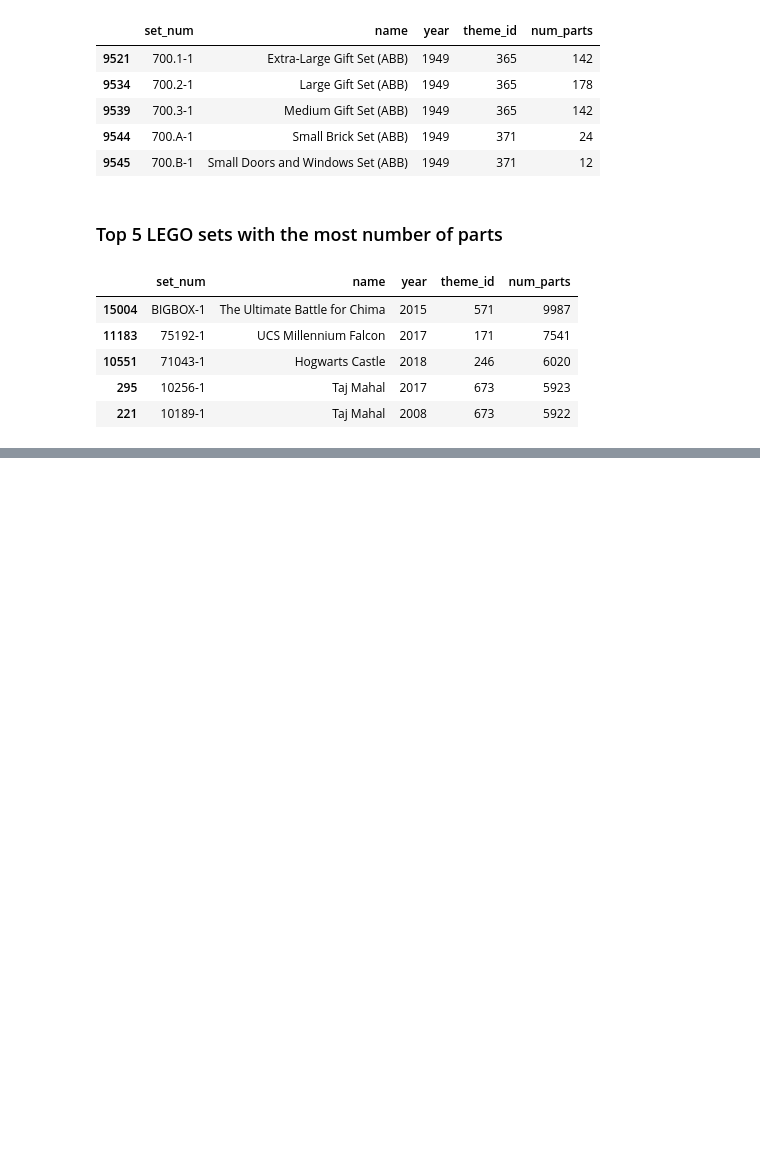
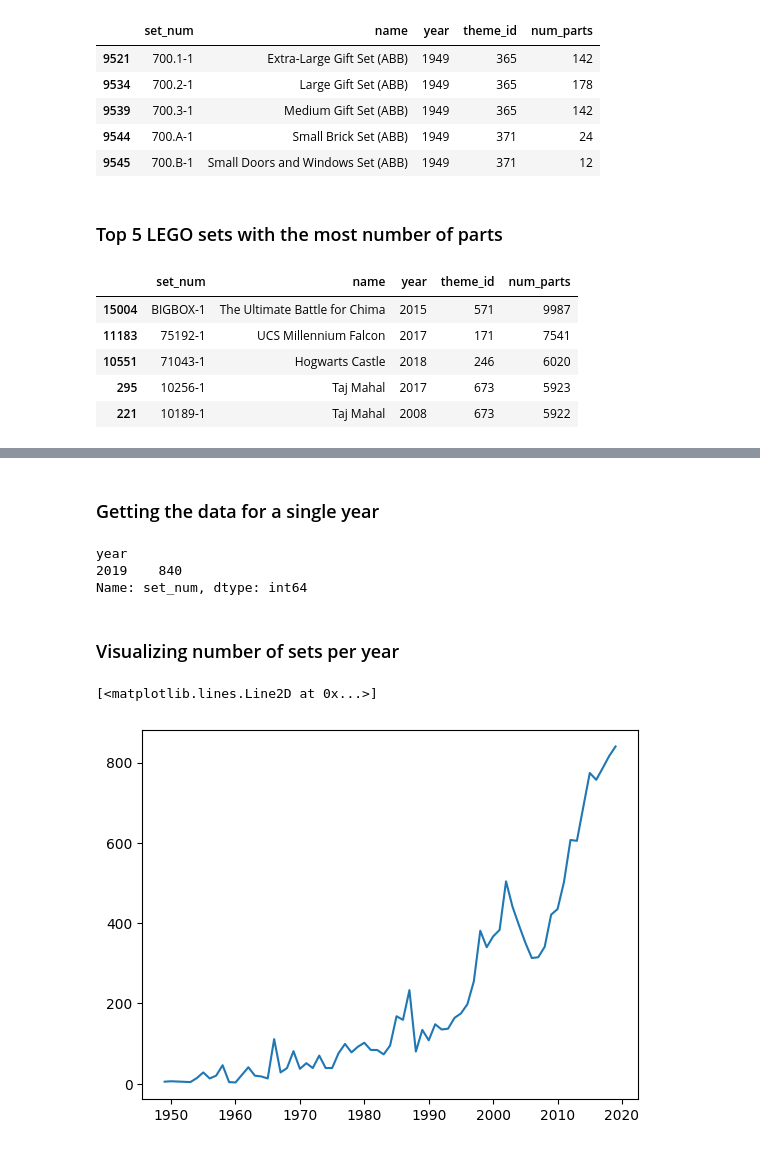
Before and after one commit to Mo-21/analyze-lego-dataset, a Jupyter notebook: main.ipynb, the cells around one changed output, grey strips where cells are left out. Drawn from its saved outputs; the diff is of its cells as text; code cells hidden in the pictures; blank space fills up the shorter version.

Commit message:
Visualizing number of sets per year

```diff
--- a/main.ipynb
+++ b/main.ipynb
@@ -111,0 +118,3 @@ sets.sort_values('num_parts', ascending=False).head(5)
+# %%
+sets_by_year = sets.groupby(['year']).count()
+sets_by_year['set_num'].head()
@@ -111,0 +129,15 @@ sets.sort_values('num_parts', ascending=False).head(5)
+# %% [markdown]
+### Getting the data for a single year
+# %%
+sets_by_year[sets_by_year.index == 2019]['set_num']
+# %% [output]
+year
+2019    840
+Name: set_num, dtype: int64
+# %% [markdown]
+### Visualizing number of sets per year
+# %%
+plt.plot(sets_by_year['set_num'][:-2])
+# %% [output]
+[<matplotlib.lines.Line2D at 0x...>]
+[figure, added]
```
Also changed, not shown: parts of 4 cells of this notebook.
